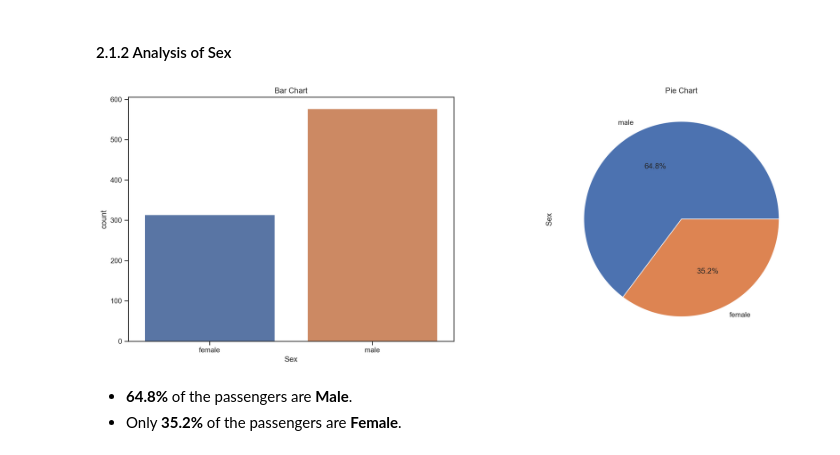
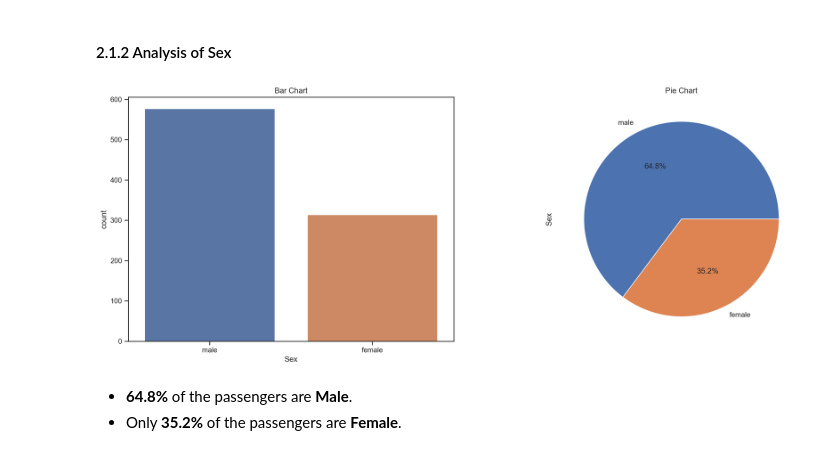
Before and after one commit to sahinozan/Titanic, a Jupyter notebook: titanic.ipynb, the cells around one changed output. Drawn from its saved outputs; the diff is of its cells as text; code cells hidden in the pictures.

```diff
--- a/titanic.ipynb
+++ b/titanic.ipynb
@@ -193,14 +193,14 @@ We will analyze to find out what caused **38.4%** of the passengers to survive.
 #### 2.1.2 Analysis of Sex
 # %%
 _, ax = plt.subplots(1, 2, figsize=(20, 7))
-sns.countplot(data=df_train, x='Sex', ax=ax[0])
+sns.countplot(data=df_train, x='Sex', order=['male', 'female'], ax=ax[0])
 ax[0].set_title('Bar Chart')
 
 df_train['Sex'].value_counts().plot(kind='pie', autopct="%1.1f%%", ax=ax[1])
 ax[1].set_title('Pie Chart')
 plt.show()
 # %% [output]
-[figure, old version]
+[figure, new version]
 # %% [markdown]
 * **64.8%** of the passengers are **Male**.
 * Only **35.2%** of the passengers are **Female**.
```
Also changed, not shown: parts of 3 cells of this notebook.
